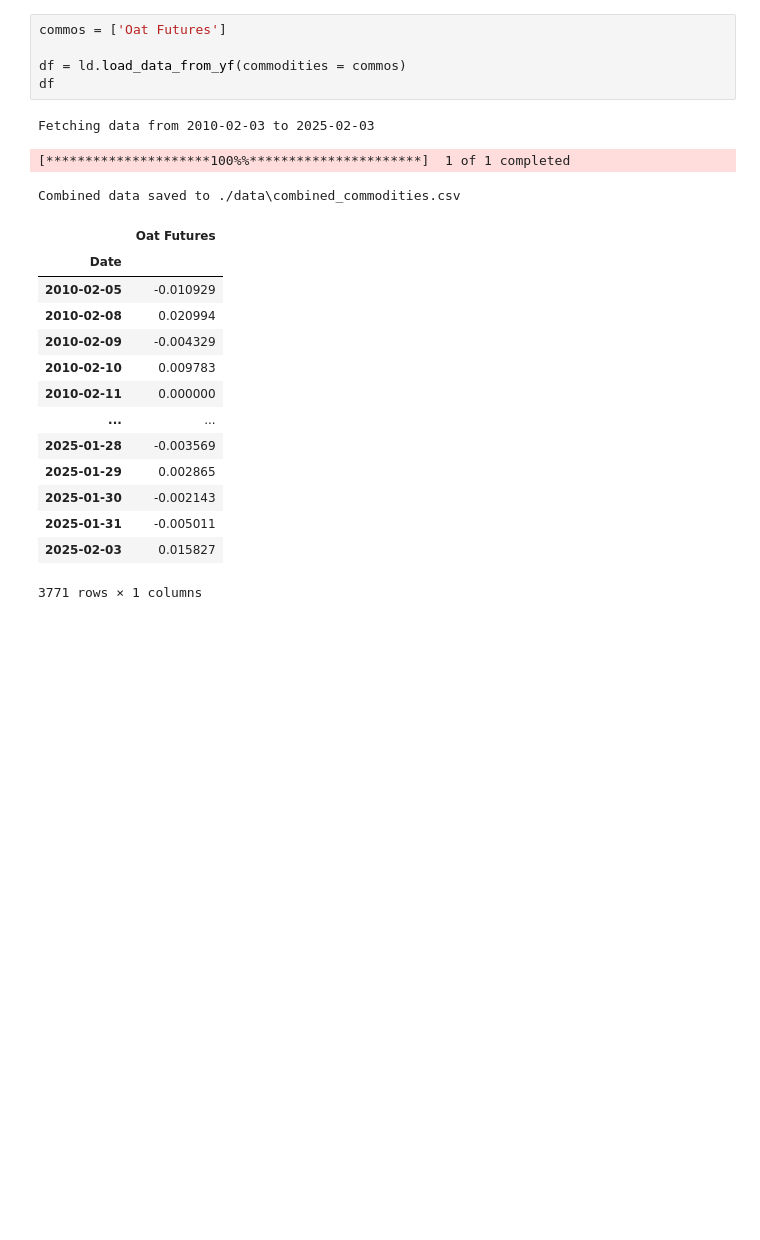
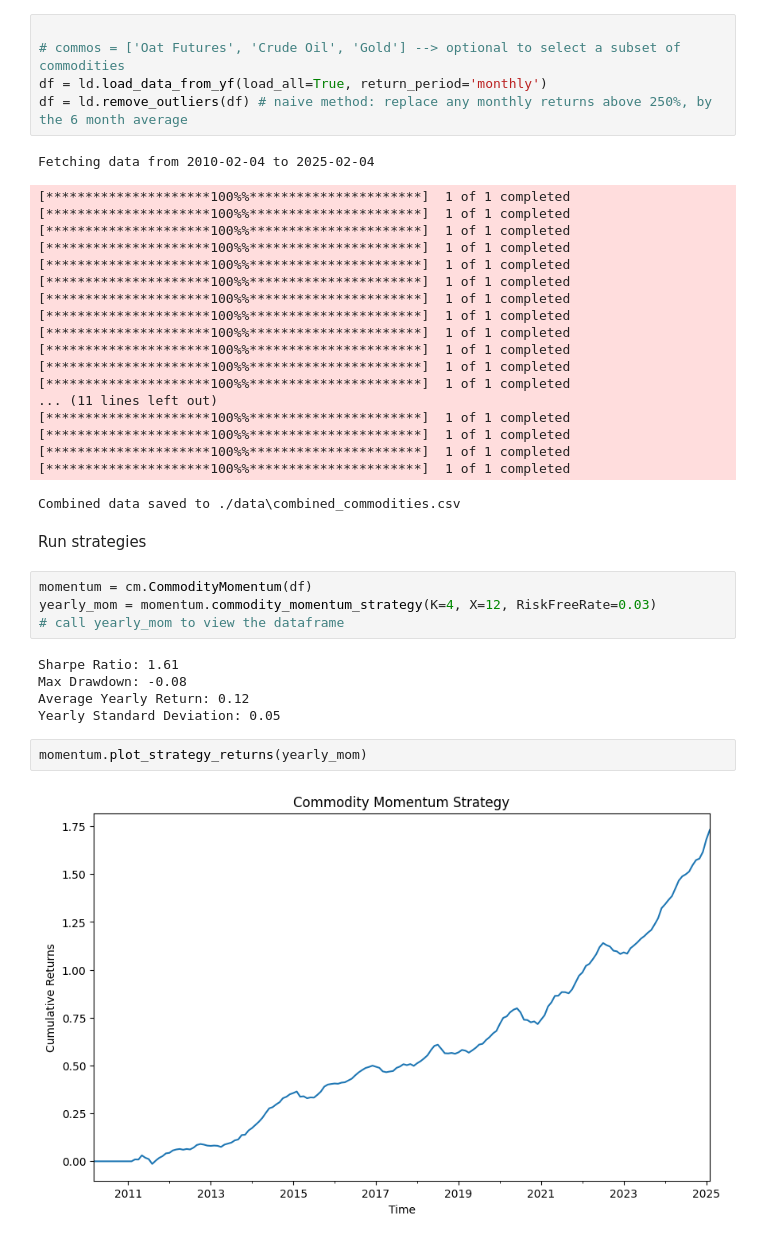
Before and after one commit to urkeshc/CommodityMomentum, a Jupyter notebook: notebook.ipynb, the cells around one changed output. Cells and saved outputs as stored; diff of their text form; blank space fills up the shorter version.

```diff
--- a/notebook.ipynb
+++ b/notebook.ipynb
@@ -28,23 +14,40 @@ Cocoa: CC=F
 # %%
-commos = ['Oat Futures']
 
-df = ld.load_data_from_yf(commodities = commos)
-df
+# commos = ['Oat Futures', 'Crude Oil', 'Gold'] --> optional to select a subset of commodities
+df = ld.load_data_from_yf(load_all=True, return_period='monthly')
+df = ld.remove_outliers(df) # naive method: replace any monthly returns above 250%, by the 6 month average
 # %% [output]
-Fetching data from 2010-02-03 to 2025-02-03
+Fetching data from 2010-02-04 to 2025-02-04
 [*********************100%%**********************]  1 of 1 completed
+[*********************100%%**********************]  1 of 1 completed
+[*********************100%%**********************]  1 of 1 completed
+[*********************100%%**********************]  1 of 1 completed
+[*********************100%%**********************]  1 of 1 completed
+[*********************100%%**********************]  1 of 1 completed
+[*********************100%%**********************]  1 of 1 completed
+[*********************100%%**********************]  1 of 1 completed
+[*********************100%%**********************]  1 of 1 completed
+[*********************100%%**********************]  1 of 1 completed
+[*********************100%%**********************]  1 of 1 completed
+[*********************100%%**********************]  1 of 1 completed
+... (11 lines left out)
+[*********************100%%**********************]  1 of 1 completed
+[*********************100%%**********************]  1 of 1 completed
+[*********************100%%**********************]  1 of 1 completed
+[*********************100%%**********************]  1 of 1 completed
 Combined data saved to ./data\combined_commodities.csv
-|  | Oat Futures |
-| Date |  |
-| 2010-02-05 | -0.010929 |
-| 2010-02-08 | 0.020994 |
-| 2010-02-09 | -0.004329 |
-| 2010-02-10 | 0.009783 |
-| 2010-02-11 | 0.000000 |
-| ... | ... |
-| 2025-01-28 | -0.003569 |
-| 2025-01-29 | 0.002865 |
-| 2025-01-30 | -0.002143 |
-| 2025-01-31 | -0.005011 |
-| 2025-02-03 | 0.015827 |
-3771 rows × 1 columns
+# %% [markdown]
+Run strategies
+# %%
+momentum = cm.CommodityMomentum(df)
+yearly_mom = momentum.commodity_momentum_strategy(K=4, X=12, RiskFreeRate=0.03)
+# call yearly_mom to view the dataframe
+# %% [output]
+Sharpe Ratio: 1.61
+Max Drawdown: -0.08
+Average Yearly Return: 0.12
+Yearly Standard Deviation: 0.05
+# %%
+momentum.plot_strategy_returns(yearly_mom)
+# %% [output]
+[figure, added]
```
Also changed, not shown: parts of 9 cells of this notebook, 6 other files.
